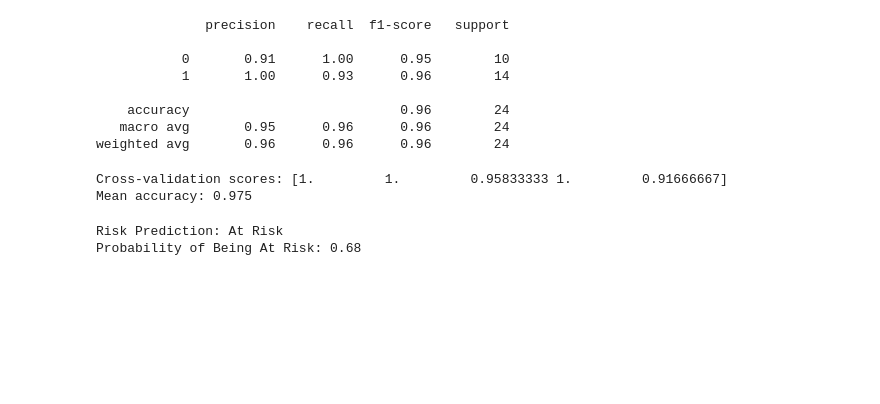
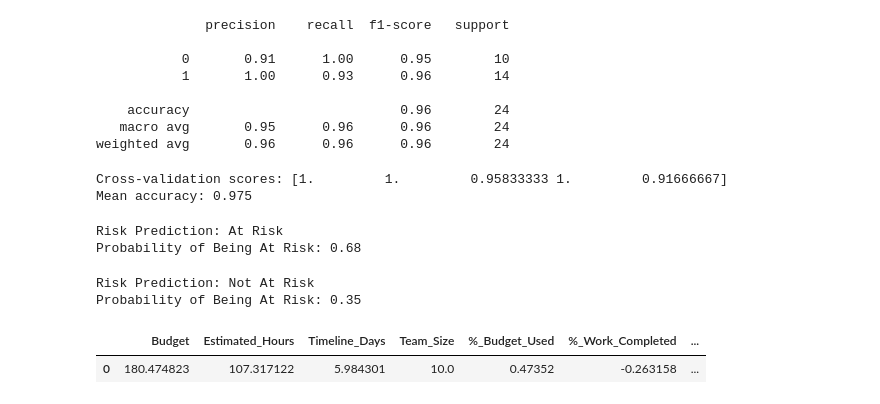
Before and after one commit to lsw4cq/final_project, a Jupyter notebook: notebooks/initial_data.ipynb, the cells around one changed output. Cells and saved outputs as stored; diff of their text form; code cells hidden in the pictures; blank space fills up the shorter version.

```diff
--- a/initial_data.ipynb
+++ b/notebooks/initial_data.ipynb
@@ -286,3 +286,20 @@ new_project_transformed_df = single_project_test(new_project)
 # %% [output]
 Risk Prediction: At Risk
 Probability of Being At Risk: 0.68
+# %%
+stroma = {
+    "Budget": 9679905.38,
+    "Estimated_Hours": 54574,
+    "Timeline_Days": 1155,
+    "Team_Size": 100,
+    "%_Budget_Used": 0.93,
+    "%_Work_Completed": 0.95,
+    "%_Timeline_Completed": 0.95
+}
+# %%
+single_project_test(stroma)
+# %% [output]
+Risk Prediction: Not At Risk
+Probability of Being At Risk: 0.35
+|  | Budget | Estimated_Hours | Timeline_Days | Team_Size | %_Budget_Used | %_Work_Completed | ... |
+| 0 | 180.474823 | 107.317122 | 5.984301 | 10.0 | 0.47352 | -0.263158 | ... |
```
Also changed, not shown: 5 other files.
